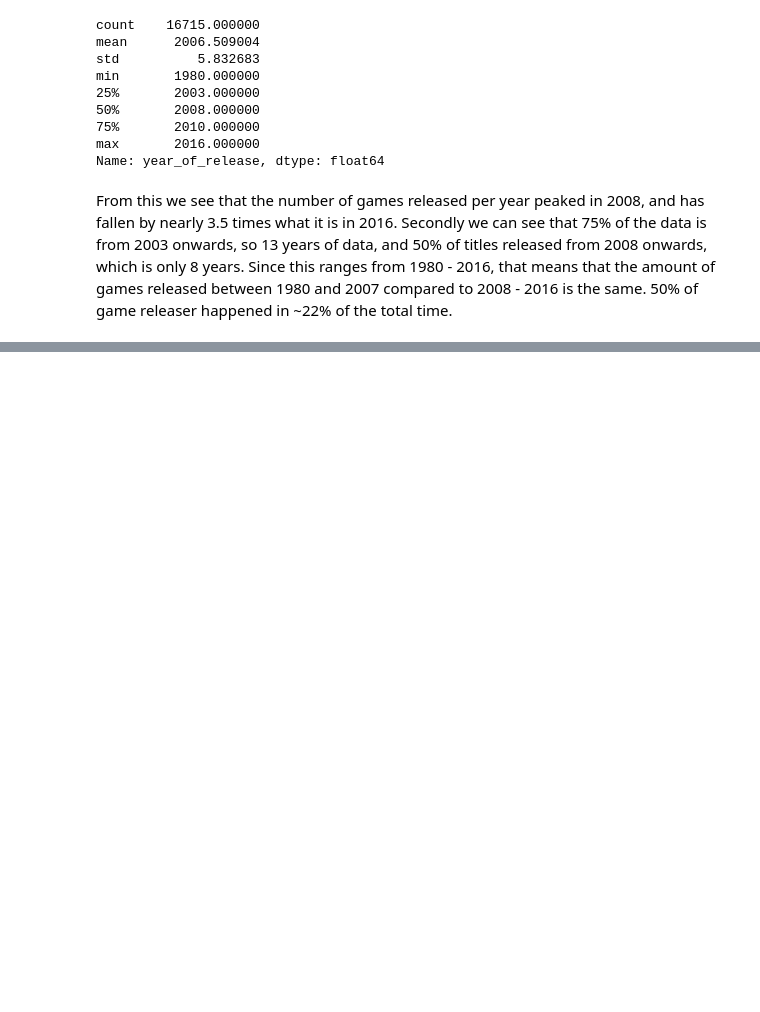
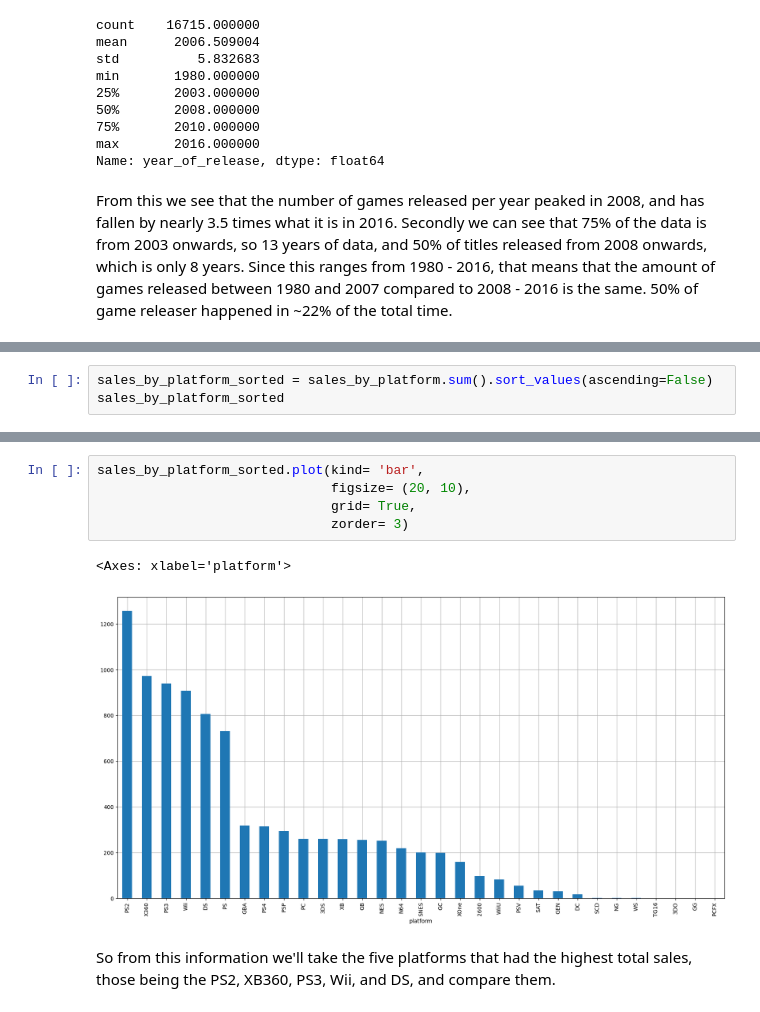
Before and after one commit to Vyncent-vdW/sprint_5_game_platforms, a Jupyter notebook: games_df.ipynb, the cells around one changed output, grey strips where cells are left out. Cells and saved outputs as stored; diff of their text form; blank space fills up the shorter version.

```diff
--- a/games_df.ipynb
+++ b/games_df.ipynb
@@ -640,0 +617,3 @@ df
+# %%
+sales_by_platform_sorted = sales_by_platform.sum().sort_values(ascending=False)
+sales_by_platform_sorted
@@ -640,0 +638,10 @@ df
+# %%
+sales_by_platform_sorted.plot(kind= 'bar',
+                              figsize= (20, 10),
+                              grid= True,
+                              zorder= 3)
+# %% [output]
+<Axes: xlabel='platform'>
+[figure, added]
+# %% [markdown]
+So from this information we'll take the five platforms that had the highest total sales, those being the PS2, XB360, PS3, Wii, and DS, and compare them.
```
Also changed, not shown: parts of 11 cells of this notebook.
